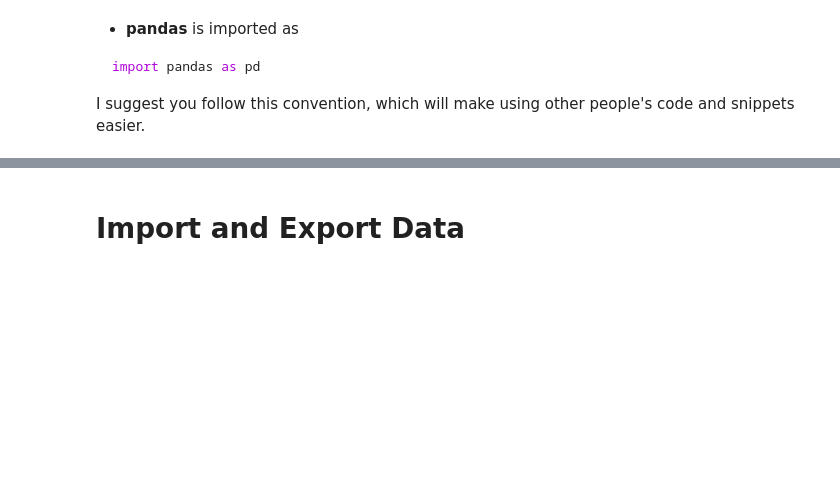
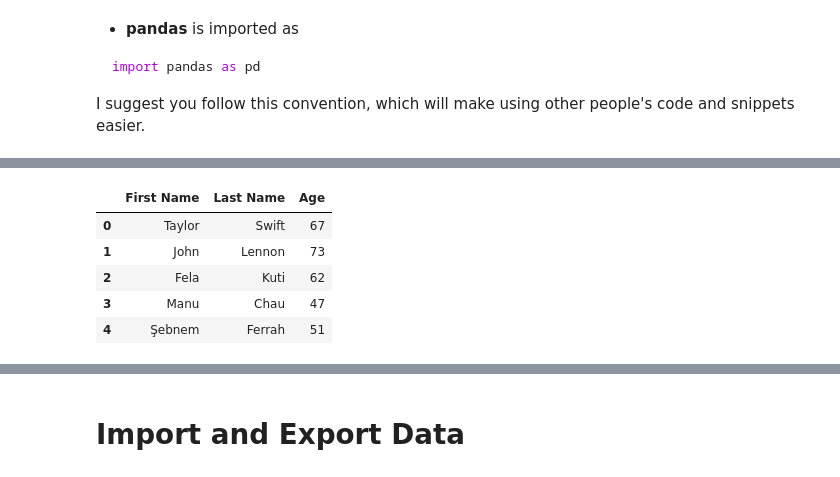
Before and after one commit to SMU-Econ-Growth/EconGrowthUG-Notebooks, a Jupyter notebook: Intro-Data-Analysis-Pandas.ipynb, the cells around one changed output, grey strips where cells are left out. Saved outputs shown, nothing was run; the diff lists cells and outputs as text; code cells hidden in the pictures; blank space fills up the shorter version.

```diff
--- a/Intro-Data-Analysis-Pandas.ipynb
+++ b/Intro-Data-Analysis-Pandas.ipynb
@@ -58,0 +70,3 @@ import pandas as pd
+# %%
+first_names = pd.Series(['Taylor', 'John', 'Fela', 'Manu', 'Şebnem'], name='First Name')
+first_names
@@ -58,0 +80,7 @@ import pandas as pd
+# %%
+last_names = pd.Series({0:'Swift',
+                        1:'Lennon',
+                        2:'Kuti',
+                        3:'Chau',
+                        4:'Ferrah'}, name='Last name')
+last_names
@@ -58,0 +94,3 @@ import pandas as pd
+# %%
+age = pd.Series(np.random.randint(33, 85, size=5), name='Age')
+age
@@ -60,0 +118,12 @@ import pandas as pd
+# %%
+musicians = pd.DataFrame({'First Name':first_names,
+                          'Last Name':last_names,
+                          'Age':age})
+musicians
+# %% [output]
+|  | First Name | Last Name | Age |
+| 0 | Taylor | Swift | 67 |
+| 1 | John | Lennon | 73 |
+| 2 | Fela | Kuti | 62 |
+| 3 | Manu | Chau | 47 |
+| 4 | Şebnem | Ferrah | 51 |
```
Also changed, not shown: parts of 14 cells of this notebook, 1 other file.
